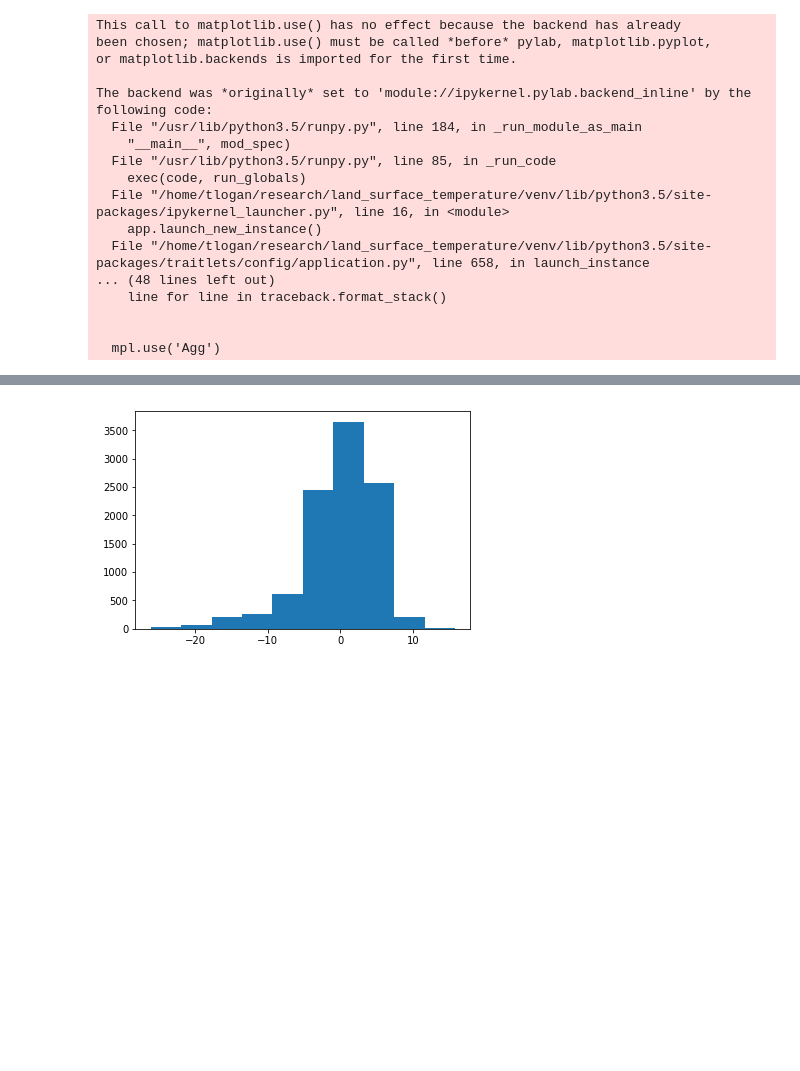
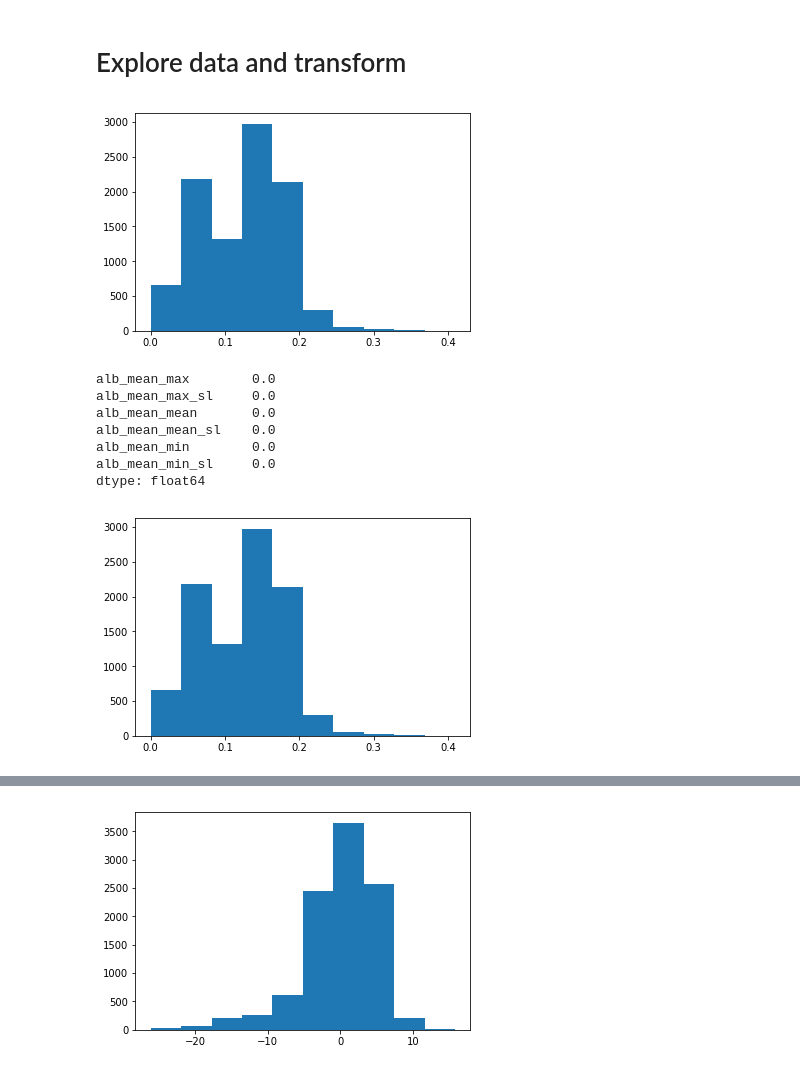
Before and after one commit to tommlogan/land_surface_temperature, a Jupyter notebook: code/analysis/debug.ipynb, the cells around one changed output, grey strips where cells are left out. Drawn from its saved outputs; the diff is of its cells as text; code cells hidden in the pictures; blank space fills up the shorter version.

```diff
--- a/code/analysis/debug.ipynb
+++ b/code/analysis/debug.ipynb
@@ -1,5 +1,6 @@
 # %%
-# os.chdir(code_dir)
+import os
+os.chdir('/home/tml/research/land_surface_temperature/code/analysis')
 from analysis import *
 %matplotlib inline
 import matplotlib as mpl
@@ -7,24 +8,8 @@ import matplotlib.pyplot as plt
 import os
 code_dir = os.getcwd()
 os.chdir('../..')
-# %% [output]
-This call to matplotlib.use() has no effect because the backend has already
-been chosen; matplotlib.use() must be called *before* pylab, matplotlib.pyplot,
-or matplotlib.backends is imported for the first time.
-
-The backend was *originally* set to 'module://ipykernel.pylab.backend_inline' by the following code:
-  File "/usr/lib/python3.5/runpy.py", line 184, in _run_module_as_main
-    "__main__", mod_spec)
-  File "/usr/lib/python3.5/runpy.py", line 85, in _run_code
-    exec(code, run_globals)
-  File "/home/tlogan/research/land_surface_temperature/venv/lib/python3.5/site-packages/ipykernel_launcher.py", line 16, in <module>
-    app.launch_new_instance()
-  File "/home/tlogan/research/land_surface_temperature/venv/lib/python3.5/site-packages/traitlets/config/application.py", line 658, in launch_instance
-... (48 lines left out)
-    line for line in traceback.format_stack()
-
-
-  mpl.use('Agg')
+# %% [markdown]
+# Explore data and transform
 # %%
 cities = ['bal', 'por', 'det', 'phx']
 # import data
@@ -32,3 +17,29 @@ df = import_data(cities)
 
 # data transformations
 df = transform_data(df)
+# %%
+# albedo
+plt.hist(df['alb_mean_mean'])
+plt.show()
+# I want to subtract mean and divide by max to get albedo between 0 and 1.
+vars_all = df.columns.values
+vars_alb = [i for i in vars_all if 'alb' in i]
+alb_min = np.min(df[vars_alb])
+print(alb_min)
+# this doesn't seem quite right. surely the min and min spatial lag would be the same?
+# df.loc[df['alb_mean_min_sl'].idxmin(),]
+# it's fine, because the spatial lag is the mean of the surrounding minimums. Therefore it's larger than the absolute minimum.
+alb_max = df[vars_alb].values.max()
+df.loc[:,vars_alb] = (df[vars_alb]-alb_min)/alb_max
+plt.hist(df['alb_mean_mean'])
+plt.show()
+# %% [output]
+[figure, added]
+alb_mean_max        0.0
+alb_mean_max_sl     0.0
+alb_mean_mean       0.0
+alb_mean_mean_sl    0.0
+alb_mean_min        0.0
+alb_mean_min_sl     0.0
+dtype: float64
+[figure, added]
```
Also changed, not shown: parts of 10 cells of this notebook, 1 other file.
